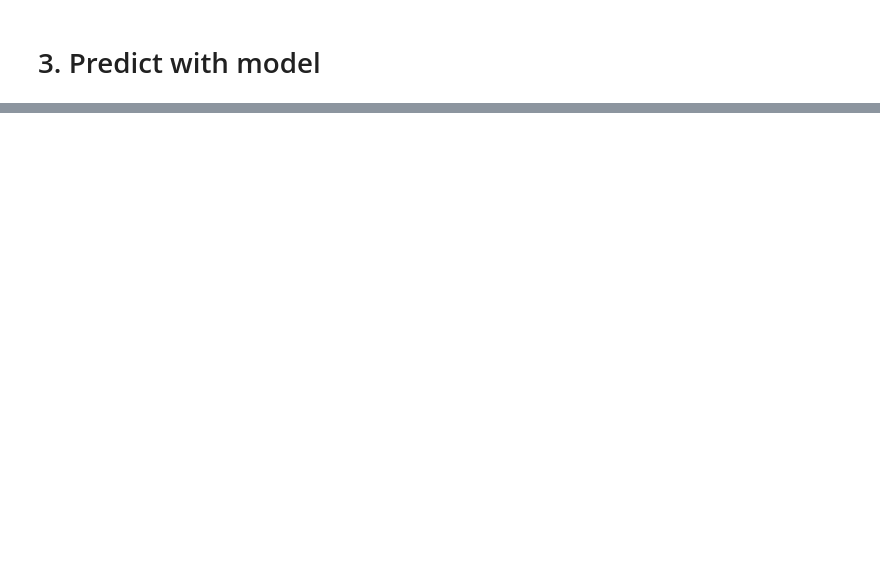
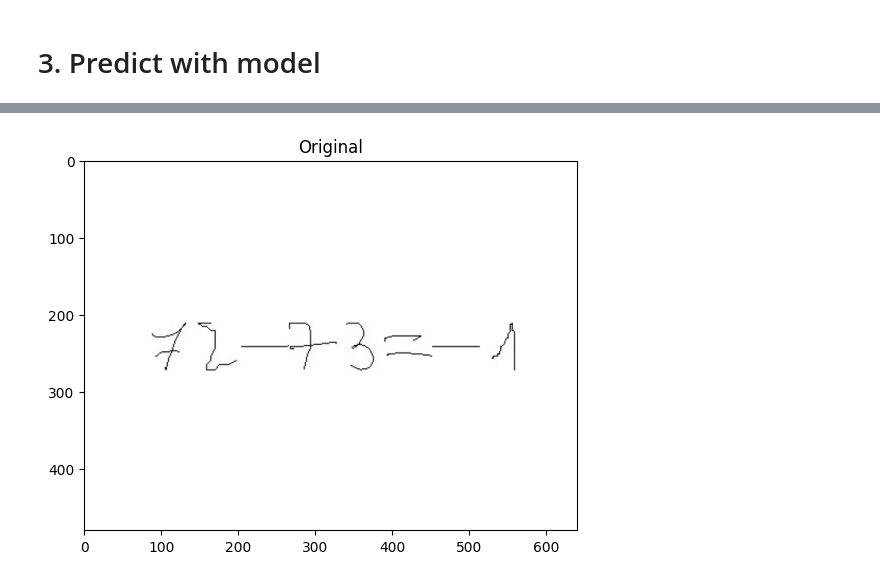
Before and after one commit to durvaakadam/Handwritten-Equation-Solver, a Jupyter notebook: train_classifier.ipynb, the cells around one changed output, grey strips where cells are left out. Drawn from its saved outputs; the diff is of its cells as text; code cells hidden in the pictures; blank space fills up the shorter version.

Commit message:
detecting properly

```diff
--- a/train_classifier.ipynb
+++ b/train_classifier.ipynb
@@ -318,0 +533,90 @@ print(eqn)
+# %%
+import cv2
+import numpy as np
+import matplotlib.pyplot as plt
+import tensorflow as tf
+
+# ✅ Binarize function
+def binarize(img):
+    """Convert image to binary (black & white) using Otsu's thresholding."""
+    if len(img.shape) == 3:  # Convert to grayscale if needed
+        img = cv2.cvtColor(img, cv2.COLOR_BGR2GRAY)
+    blur = cv2.GaussianBlur(img, (5, 5), 0)
+    _, binary_img = cv2.threshold(
+        blur, 0, 255, cv2.THRESH_BINARY_INV + cv2.THRESH_OTSU
+    )
+    return binary_img
+
+# ✅ Resize and pad to (45x45)
+def resize_pad(img, size=(45, 45), pad_value=0):
+    h, w = img.shape
+    scale = min(size[0] / h, size[1] / w)
+    new_h, new_w = int(h * scale), int(w * scale)
+    resized = cv2.resize(img, (new_w, new_h))
+
+    result = np.full(size, pad_value, dtype=np.uint8)
+    y_offset = (size[0] - new_h) // 2
+    x_offset = (size[1] - new_w) // 2
+    result[y_offset:y_offset+new_h, x_offset:x_offset+new_w] = resized
+    return result
+
+# ✅ Detect contours of characters
+def detect_contours(img):
+    """Return bounding boxes of each symbol in equation image."""
+    contours, _ = cv2.findContours(img, cv2.RETR_EXTERNAL, cv2.CHAIN_APPROX_SIMPLE)
+    keep = []
+    for cnt in contours:
+        x, y, w, h = cv2.boundingRect(cnt)
+        if w > 5 and h > 5:  # filter out noise
+            keep.append((x, y, w, h))
+    return keep
+
+# ✅ Load model (as `model`)
+model = tf.keras.models.load_model("/content/drive/MyDrive/EQUATION_model/my_model.h5")
+
+# ✅ Define your class names (must match training order!)
+class_names = ['+', '-', '0', '1', '2', '3', '4', '5', '6', '7', '8', '9', '=', 'times']
+
+# --------- Main Code ---------
+eqn_list = []
+
+IMAGE = "2numbers_049.png"
+img_path = "equation_images/" + IMAGE
+
+# Read + binarize
+input_image = cv2.imread(img_path, 0)
+inverted_binary_img = binarize(input_image)
+
+# Show original and binary
+plt.imshow(input_image, cmap='gray')
+plt.title("Original")
+plt.show()
+
+plt.imshow(inverted_binary_img, cmap='gray')
+plt.title("Binarized")
+plt.show()
+
+# Detect contours
+keep = detect_contours(inverted_binary_img)
+
+# Sort left to right
+for (x, y, w, h) in sorted(keep, key=lambda x: x[0]):
+    roi = inverted_binary_img[y:y+h, x:x+w]
+    img = resize_pad(roi, (45, 45), 0)
+
+    plt.imshow(img, cmap="gray")
+    plt.title("Char candidate")
+    plt.show()
+
+    # ✅ Predict using "model"
+    pred = model.predict(tf.expand_dims(tf.expand_dims(img, 0), -1), verbose=0)
+    pred_class = class_names[np.argmax(pred)]
+
+    if pred_class == "times":
+        pred_class = "*"
+    eqn_list.append(pred_class)
+
+# Build final equation string
+eqn = "".join(eqn_list)
+print("📝 Predicted Equation:", eqn)
+# %% [output]
@@ -318,0 +624 @@ print(eqn)
+[figure, added]
```
Also changed, not shown: parts of 29 cells of this notebook.
